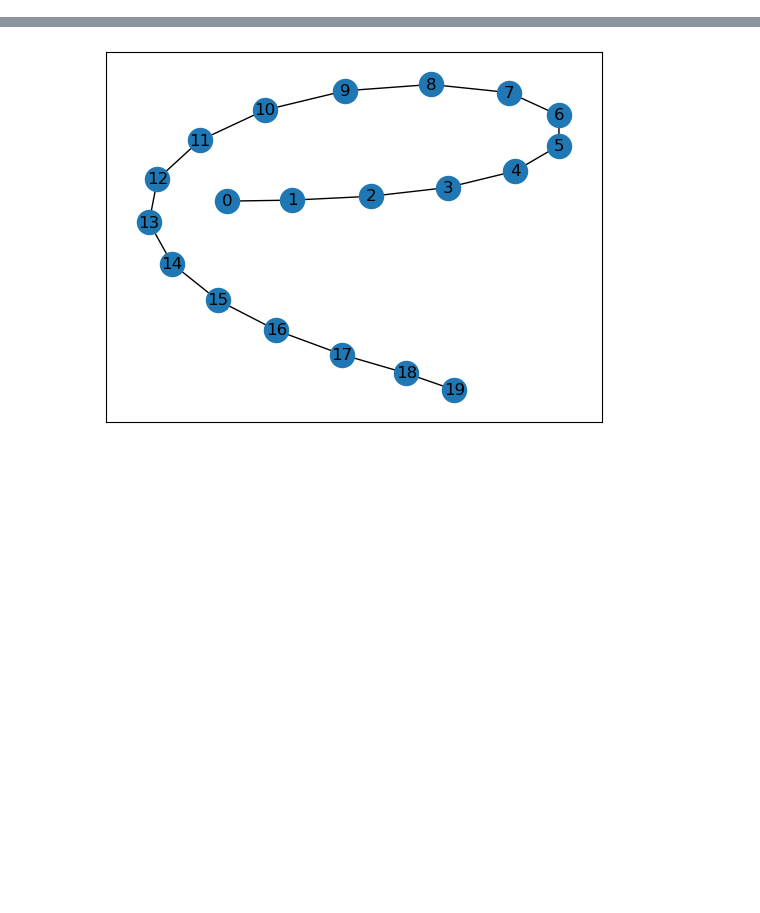
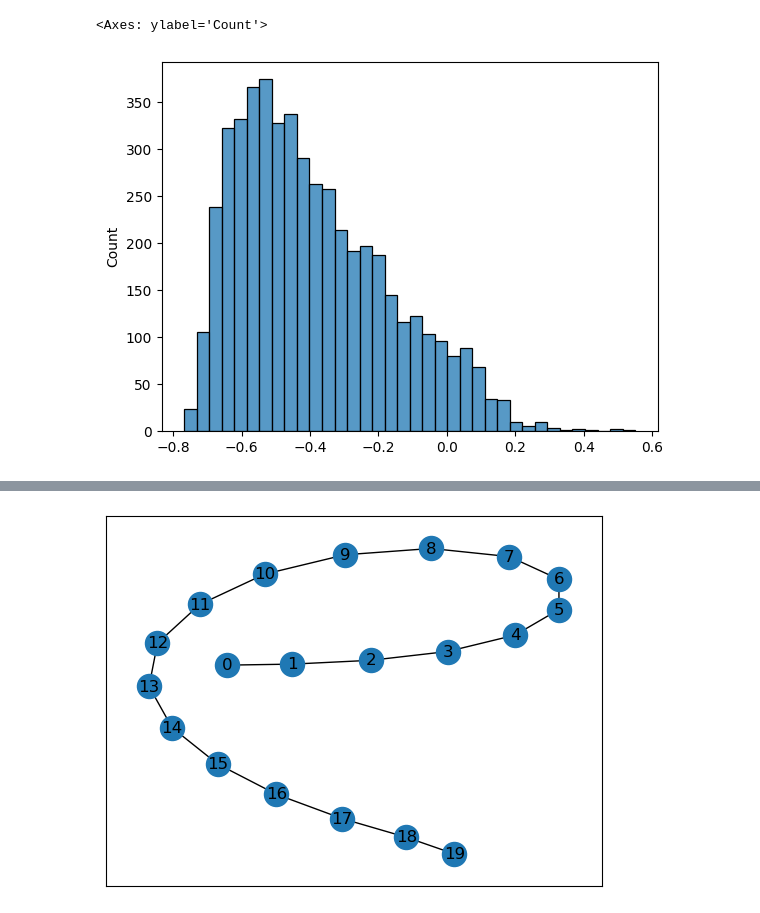
Before and after one commit to cofofprom/GGMS, a Jupyter notebook: algo_test.ipynb, the cells around one changed output, grey strips where cells are left out. Saved outputs shown, nothing was run; the diff lists cells and outputs as text; code cells hidden in the pictures; blank space fills up the shorter version.

```diff
--- a/algo_test.ipynb
+++ b/algo_test.ipynb
@@ -10,0 +12,6 @@ from scipy.stats import hmean
+# %%
+_, _, pc, _, _ = generate_chol_model(100, 0.1)
+sns.histplot(pc[np.triu_indices_from(pc, k=1)])
+# %% [output]
+<Axes: ylabel='Count'>
+[figure, added]
```
Also changed, not shown: parts of 3 cells of this notebook, 5 other files.
